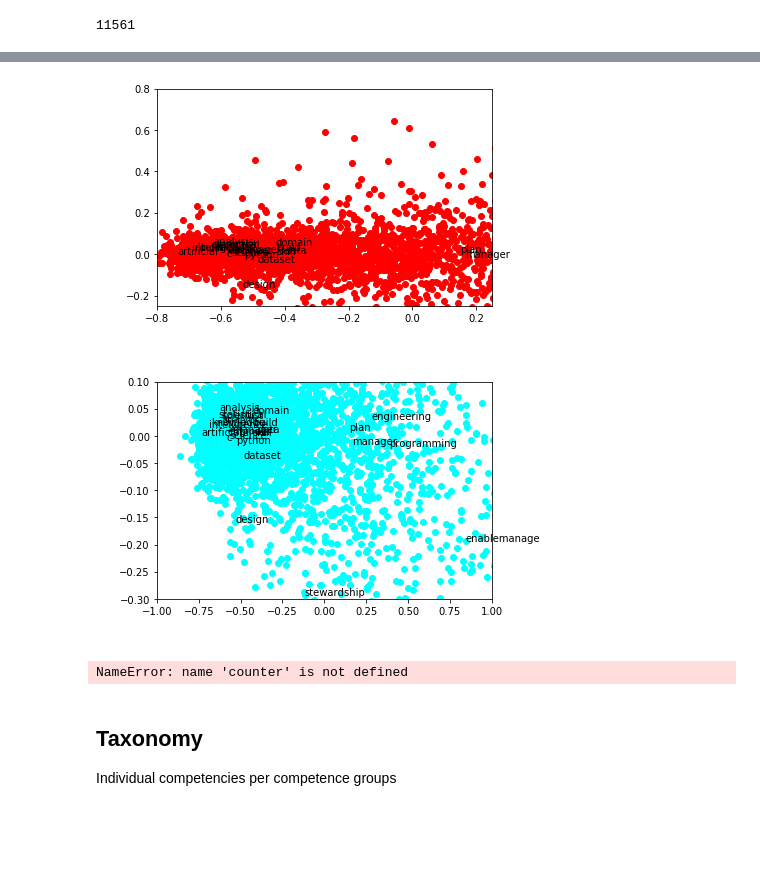
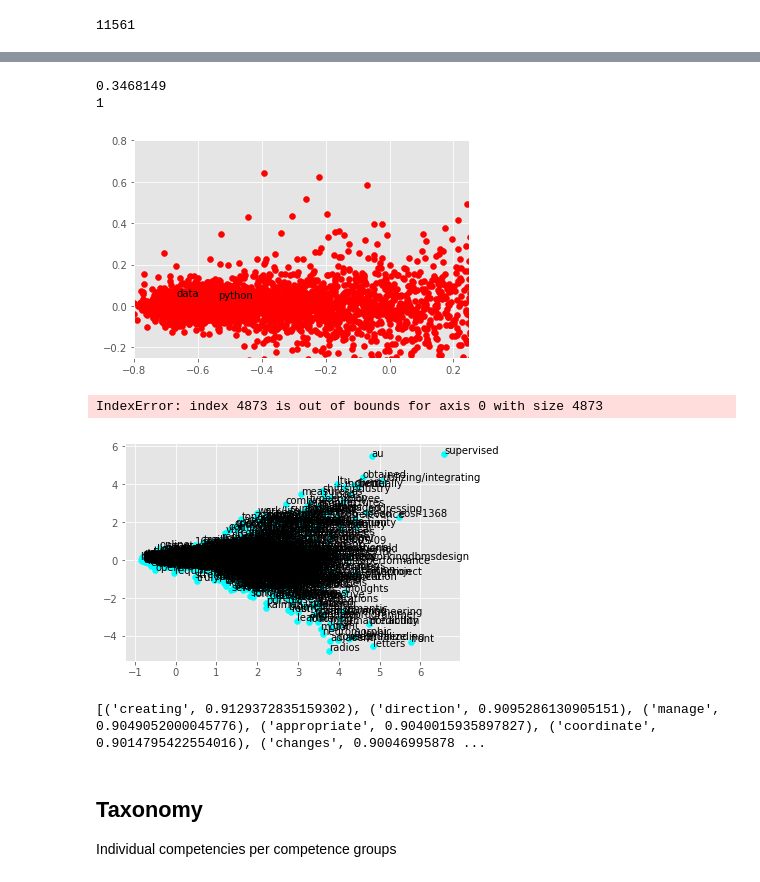
Before and after one commit to samaranto/Job-monitoring, a Jupyter notebook: Code.ipynb, the cells around one changed output, grey strips where cells are left out. Drawn from its saved outputs; the diff is of its cells as text; code cells hidden in the pictures; blank space fills up the shorter version.

```diff
--- a/Code.ipynb
+++ b/Code.ipynb
@@ -185,20 +182,0 @@ for sentence in sentences:
-# %%
-# Removing punctuation
-testsent = realsentences[3]
-testsent
-exclude =(string.punctuation)
-punct = []
-for i in exclude:
-    if i != '+' and i != '.' and i != ',':
-        punct.append(i)
-# print(punct)
-
-def remove_punc(word, punct):
-    x ''.join(char for char in word if char not in punct)
-
-# from string import maketrans
-s1 = 'I have learned, c++ jo!'
-# s1 = string.maketrans(s1, string.punctuation)
-# print(s1)
-sss = remove_punc(testsent, punct)
-print(sss)
@@ -210,6 +199,6 @@ Now that we have prepared the files to be taken as input for a word embedding mo
 # %%
 # Create Word embedding model
 
-model = Word2Vec(realsentences, min_count=2)
+model = Word2Vec(realsentences,window=8, min_count=2)
 W = model[model.wv.vocab]
 # %%
@@ -283,25 +333,46 @@ len(W)
+# %%
+print(centroids[0][0])
+words = list(model.wv.vocab)
+print(labels[160])
+# # for i, word in enumerate(taxonomy):
+# plt.annotate(word, xy=(centroids[0][0], centroids[0][1]))
+# plt.annotate(word, xy=(centroids[1][0], centroids[1][1]))
+# plt.annotate(word, xy=(centroids[2][0], centroids[2][1]))
+# plt.annotate(word, xy=(centroids[3][0], centroids[3][1]))
+# plt.annotate(word, xy=(centroids[4][0], centroids[4][1]))
+# # plt.axis([-.8,.25,-0.25,.8])
+# plt.show()
+# %% [output]
+0.3468149
+1
+# %%
+# Some test Taxonomy
+taxonomy =  ['python', 'data']
 # %%
 # Transform vectors to 2-dimensions
 pca = PCA(n_components=2)
 result = pca.fit_transform(W)
 
-pyplot.scatter(result[:, 0], result[:, 1],color = 'red')
+plt.scatter(result[:, 0], result[:, 1],color = 'red')
 words = list(model.wv.vocab)
 for i, word in enumerate(taxonomy):
-    pyplot.annotate(word, xy=(result[i, 0], result[i, 1]))
-pyplot.axis([-.8,.25,-0.25,.8])
-pyplot.show()
+    plt.annotate(word, xy=(result[i, 0], result[i, 1]))
+plt.axis([-.8,.25,-0.25,.8])
+plt.show()
 # %% [output]
-[figure, old version]
+[figure, new version]
 # %%
-pyplot.scatter(result[:, 0], result[:, 1],color = 'cyan')
+plt.scatter(result[:, 0], result[:, 1],color = 'cyan')
 words = list(model.wv.vocab)
-for i, word in enumerate(taxonomy):
-    pyplot.annotate(word, xy=(result[i, 0], result[i, 1]))
-pyplot.axis([-1,1,-.3,.1])
-pyplot.show()
+i=0
+for word in words:
+    i+=1
+    plt.annotate(word, xy=(result[i, 0], result[i, 1]))
+plt.axis([-1,1,-.3,.1])
+plt.show()
 # %% [output]
+IndexError: index 4873 is out of bounds for axis 0 with size 4873
-[figure, old version]
+[figure, new version]
 # %%
 # x = 0
 # for file in filenames:
@@ -324,10 +395,10 @@ pyplot.show()
 #         g.close()
 #         sentdictionary[j + len(filenames)] = re.split(r"(?<!^)\s*[.\n]+\s*(?!$)", text)
 # %%
-print(counter['datasets'])
-print(word_vectors.most_similar('sources'))
+# print(counter['datasets'])
+print(word_vectors.most_similar('accuracy'))
 # %% [output]
-NameError: name 'counter' is not defined
+[('creating', 0.9129372835159302), ('direction', 0.9095286130905151), ('manage', 0.9049052000045776), ('appropriate', 0.9040015935897827), ('coordinate', 0.9014795422554016), ('changes', 0.90046995878 ...
 # %% [markdown]
 ## Taxonomy
 Individual competencies per competence groups
```
Also changed, not shown: parts of 55 cells of this notebook, 15 other files.
